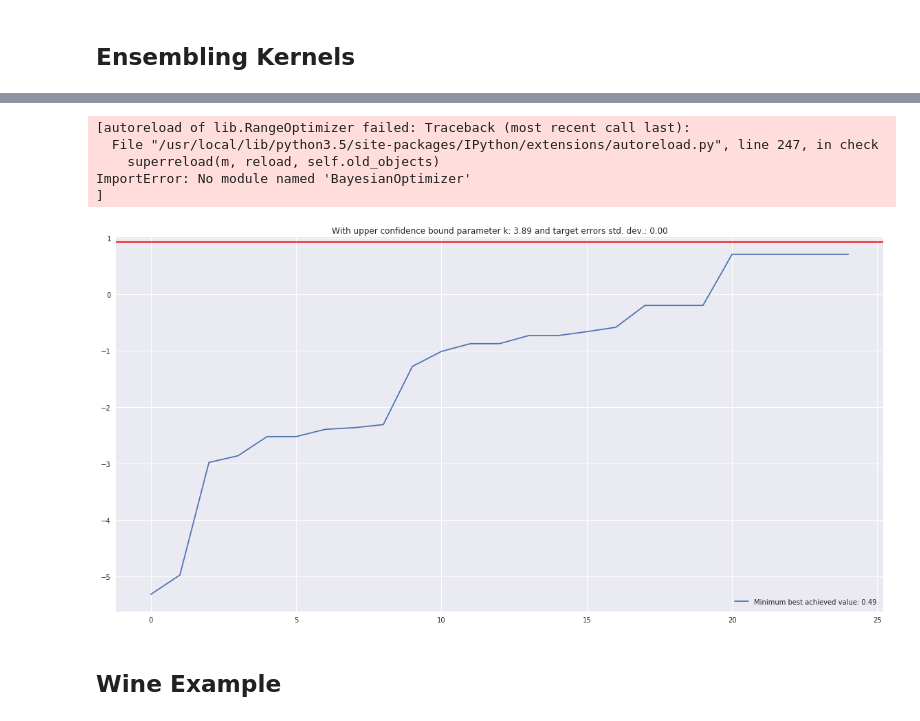
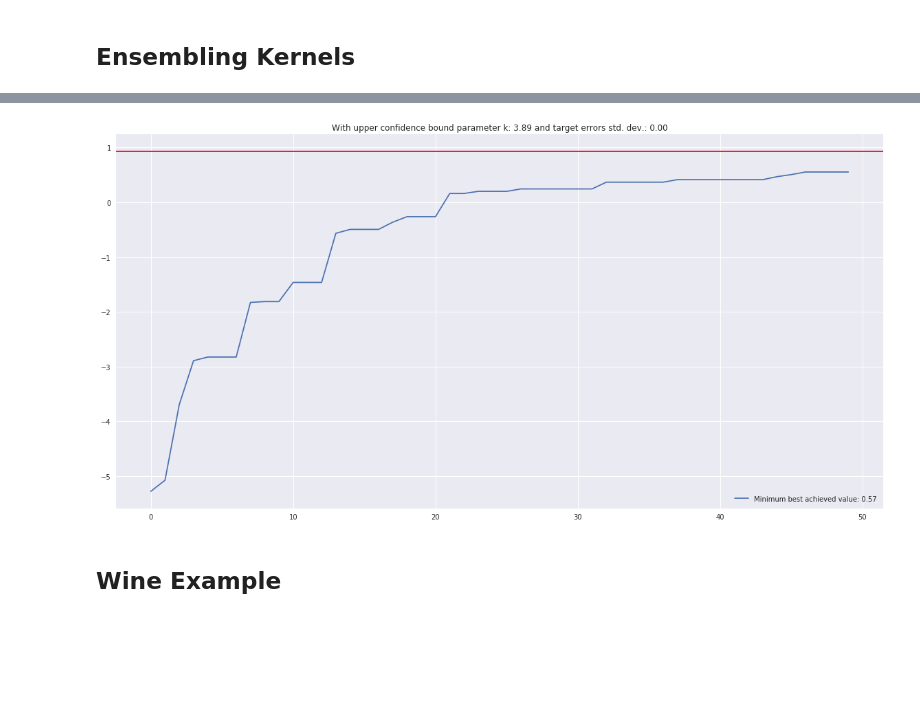
Before and after one commit to Westermann/bayes_opt, a Jupyter notebook: BayesianOptimizer.ipynb, the cells around one changed output, grey strips where cells are left out. Drawn from its saved outputs; the diff is of its cells as text; code cells hidden in the pictures; blank space fills up the shorter version.

```diff
--- a/BayesianOptimizer.ipynb
+++ b/BayesianOptimizer.ipynb
@@ -35,8 +74,8 @@ brannin_hoo(np.array(np.random.uniform((-5,0),(10,15))), e_std=0.1)
 # %%
-for k in [3.291]:
+for k in [3.89]:
     for e in [.001]:
         results = []
-        for i, kernel in enumerate([Matern(nu=1/2), Matern(nu=3/2), Matern(nu=5/2), RBF(), RationalQuadratic()]):
+        for i, kernel in enumerate([Matern(nu=3/2), Matern(nu=5/2), RBF(), RationalQuadratic()]):
             all_scores = []
             for r in range(100):
                 ro = RangeOptimizer({
@@ -45,11 +84,8 @@ for k in [3.291]:
                 }, kernel=kernel, init_observations=[
                     [1, 2, brannin_hoo(np.array([1, 2]), e_std=0.1)],
                     [1, 2, brannin_hoo(np.array([0, 0]), e_std=0.1)]
-                ], acquisition_params={
-                    'k': k,
-                    'type': 'upper_confidence_bound'
-                })
-                for t in range(25):
+                ])
+                for t in range(50):
                     x = ro.suggest(return_dict=True)
                     y = - brannin_hoo([x['x1'], x['x2']], e_std=e) # negative to turn mimization into maximization
                     ro.update([x[fn] for fn in ro.feature_names], y)
@@ -60,10 +96,10 @@ for k in [3.291]:
             avg_scores = np.stack(all_scores, axis=1).min(axis=1)
             results.append((avg_scores,str(kernel)))
 
-        plt.figure(figsize=(20,10))
-        for i, r in enumerate(results):
-            plt.plot(r[0][1:], label='{} Minimum best achieved value: {:.2f}'.format(r[1], -np.max(r[0][1:])))
+plt.figure(figsize=(20,10))
+for i, r in enumerate(results):
+    plt.plot(r[0][1:], label='{} Minimum best achieved value: {:.2f}'.format(r[1], -np.max(r[0][1:])))
 
-        plt.title('With upper confidence bound parameter k: {:.2f} and target errors std. dev.: {:.2f}'.format(k, e))
-        plt.legend(loc=4)
-        plt.show()
+plt.title('With upper confidence bound parameter k: {:.2f} and target errors std. dev.: {:.2f}'.format(k, e))
+plt.legend(loc=4)
+plt.show()
@@ -88,7 +113,7 @@ all_results = []
 for r in range(100):
     results = []
     opts = []
-    for kernel in [Matern(nu=1/2), Matern(nu=3/2), Matern(nu=5/2), RBF(), RationalQuadratic()]:
+    for kernel in [Matern(nu=3/2), Matern(nu=5/2), RBF(), RationalQuadratic()]:
         ro = RangeOptimizer({
             'x1': (-5., 10.),
             'x2': (0., 15.)
@@ -97,40 +122,35 @@ for r in range(100):
             [0, 0, - brannin_hoo(np.array([0, 0]), e_std=e)]
         ], acquisition_params={
             'k': k,
             'type': 'upper_confidence_bound'
         })
         opts.append(ro)
 
-    for t in range(25):
+    for t in range(50):
         if t > 5:
             lls = [ro.model.log_marginal_likelihood_value_ for ro in opts]
             best_opt_index = np.argmax(lls)
             x = opts[best_opt_index].suggest(return_dict=True)
         else:
             x = np.random.choice(opts).suggest(return_dict=True)
 
         y = - brannin_hoo([x['x1'], x['x2']], e_std=e) # negative to turn mimization into maximization
         results.append(y)
         [ro.update([x[fn] for fn in ro.feature_names], y) for ro in opts]
         results[-1] = np.max([y, np.max(results)])
 
     all_results.append(results)
 
 min_results = np.stack(all_results, axis=1).min(axis=1)
 
 plt.figure(figsize=(20,10))
 plt.plot(min_results, label='Minimum best achieved value: {:.2f}'.format(np.exp(-np.max(min_results[1:]))))
 plt.title('With upper confidence bound parameter k: {:.2f} and target errors std. dev.: {:.2f}'.format(k, e))
 plt.legend(loc=4)
 plt.axhline(- brannin_hoo([9.42478, 2.475]), c='r')
 plt.show()
 # %% [output]
-[autoreload of lib.RangeOptimizer failed: Traceback (most recent call last):
-  File "/usr/local/lib/python3.5/site-packages/IPython/extensions/autoreload.py", line 247, in check
-    superreload(m, reload, self.old_objects)
-ImportError: No module named 'BayesianOptimizer'
-]
-[figure, old version]
+[figure, new version]
 # %% [markdown]
 ## Wine Example
 # %%
```
Also changed, not shown: parts of 6 cells of this notebook, 1 other file.
